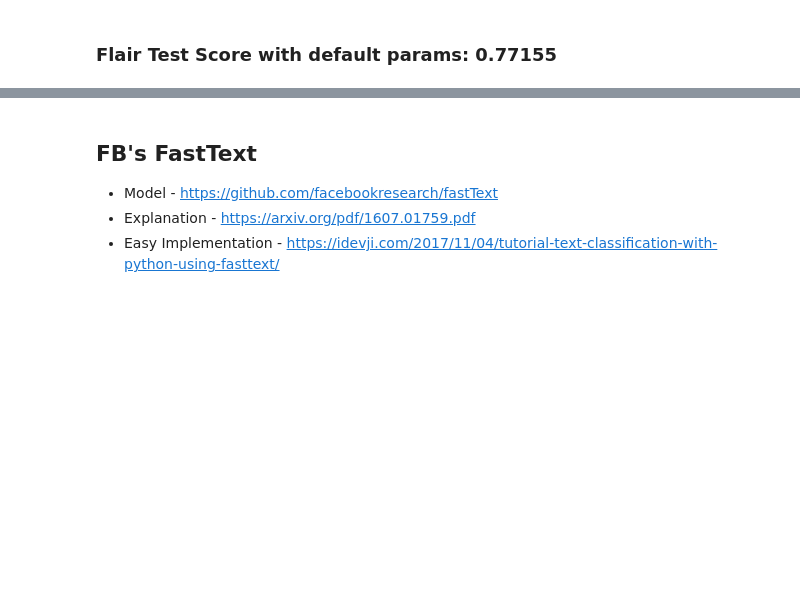
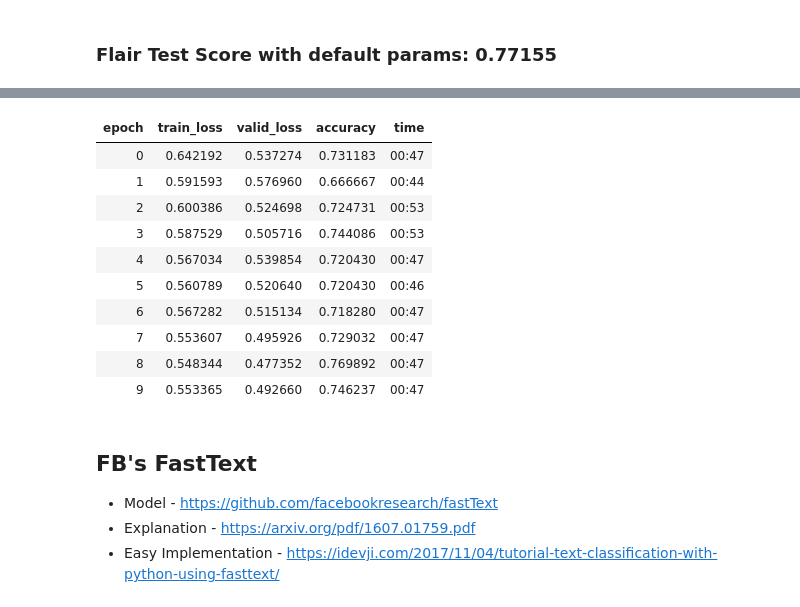
Before and after one commit to georgetao/extraction, a Jupyter notebook: notebooks/email_intent_models.ipynb, the cells around one changed output, grey strips where cells are left out. Cells and saved outputs as stored; diff of their text form; code cells hidden in the pictures; blank space fills up the shorter version.

Commit message:
trying 2 more sentence classification models

```diff
--- a/notebooks/email_intent_models.ipynb
+++ b/notebooks/email_intent_models.ipynb
@@ -266,2 +291,12 @@ __label__Yes tp: 142 - fp: 32 - fn: 74 - tn: 216 - precision: 0.8161 - recall: 0
 * Explanation - https://arxiv.org/pdf/1801.06146.pdf
 * Easy Implementation - https://www.analyticsvidhya.com/blog/2018/11/tutorial-text-classification-ulmfit-fastai-library/
+# %%
+train = pd.read_csv("../data/practice_model/train.csv", sep='\t', header = None)
+dev = pd.read_csv("../data/practice_model/dev.csv", sep='\t', header = None)
+test = pd.read_csv("../data/practice_model/test.csv", sep='\t', header = None)
+
+# Language model data
+data_lm = TextLMDataBunch.from_df(train_df=train, valid_df=dev, test_df=test, path="")
+
+# Classifier model data
+data_clas = TextClasDataBunch.from_df(path = "", train_df = train, valid_df = dev, vocab=data_lm.train_ds.vocab, bs=32)
@@ -267,0 +324,5 @@ __label__Yes tp: 142 - fp: 32 - fn: 74 - tn: 216 - precision: 0.8161 - recall: 0
+# %%
+# build classifier with encoder
+
+learn = text_classifier_learner(data_clas, arch=AWD_LSTM, drop_mult=0.7)
+learn.load_encoder('fastai_encoder')
@@ -268,3 +347,19 @@ __label__Yes tp: 142 - fp: 32 - fn: 74 - tn: 216 - precision: 0.8161 - recall: 0
+# %%
+# fit model
+
+learn.fit_one_cycle(10, 1e-2)
+# %% [output]
+| epoch | train_loss | valid_loss | accuracy | time |
+| 0 | 0.642192 | 0.537274 | 0.731183 | 00:47 |
+| 1 | 0.591593 | 0.576960 | 0.666667 | 00:44 |
+| 2 | 0.600386 | 0.524698 | 0.724731 | 00:53 |
+| 3 | 0.587529 | 0.505716 | 0.744086 | 00:53 |
+| 4 | 0.567034 | 0.539854 | 0.720430 | 00:47 |
+| 5 | 0.560789 | 0.520640 | 0.720430 | 00:46 |
+| 6 | 0.567282 | 0.515134 | 0.718280 | 00:47 |
+| 7 | 0.553607 | 0.495926 | 0.729032 | 00:47 |
+| 8 | 0.548344 | 0.477352 | 0.769892 | 00:47 |
+| 9 | 0.553365 | 0.492660 | 0.746237 | 00:47 |
 # %% [markdown]
 ## FB's FastText
 
```
Also changed, not shown: parts of 42 cells of this notebook, 3 other files.
